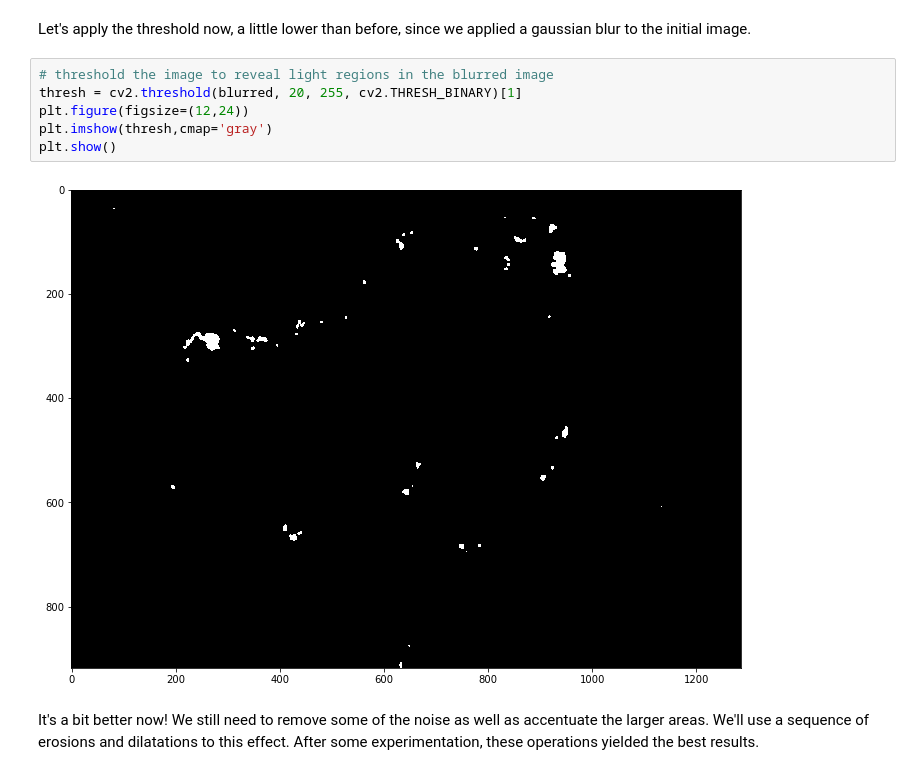
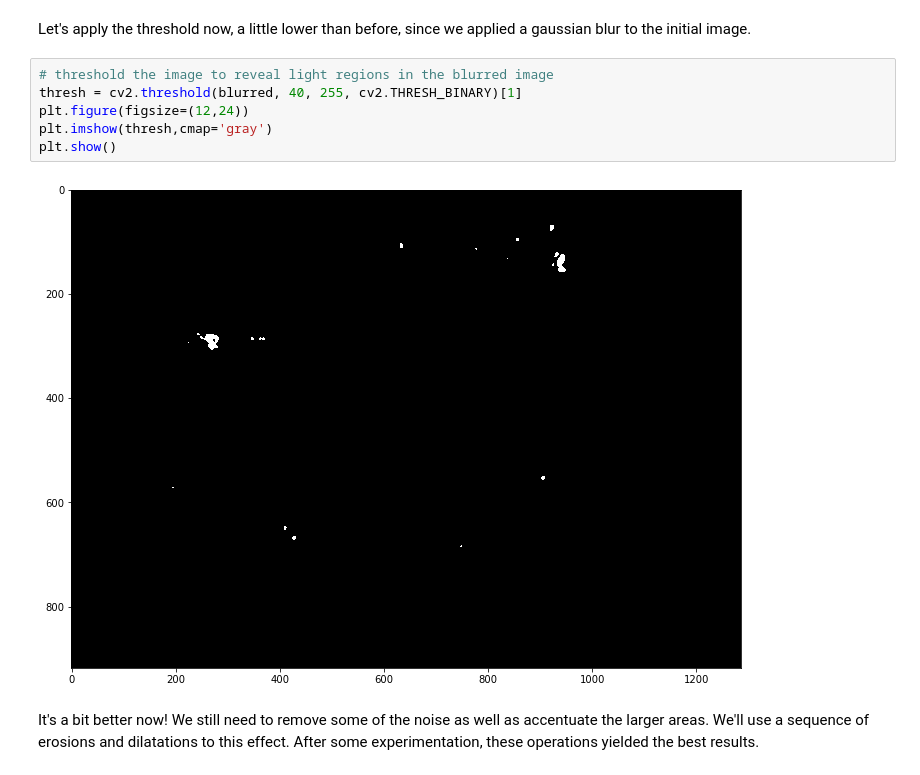
Before and after one commit to eaicompany/EAI-FireComp, a Jupyter notebook: 1.0-fire-challenge1.ipynb, the cells around one changed output. Cells and saved outputs as stored; diff of their text form.

```diff
--- a/1.0-fire-challenge1.ipynb
+++ b/1.0-fire-challenge1.ipynb
@@ -50,12 +50,12 @@ plt.show()
 Let's apply the threshold now, a little lower than before, since we applied a gaussian blur to the initial image.
 # %%
 # threshold the image to reveal light regions in the blurred image
-thresh = cv2.threshold(blurred, 20, 255, cv2.THRESH_BINARY)[1]
+thresh = cv2.threshold(blurred, 40, 255, cv2.THRESH_BINARY)[1]
 plt.figure(figsize=(12,24))
 plt.imshow(thresh,cmap='gray')
 plt.show()
 # %% [output]
-[figure, old version]
+[figure, new version]
 # %% [markdown]
 It's a bit better now! We still need to remove some of the noise as well as accentuate the larger areas. We'll use a sequence of erosions and dilatations to this effect. After some experimentation, these operations yielded the best results.
 # %%
```
Also changed, not shown: parts of 6 cells of this notebook.
